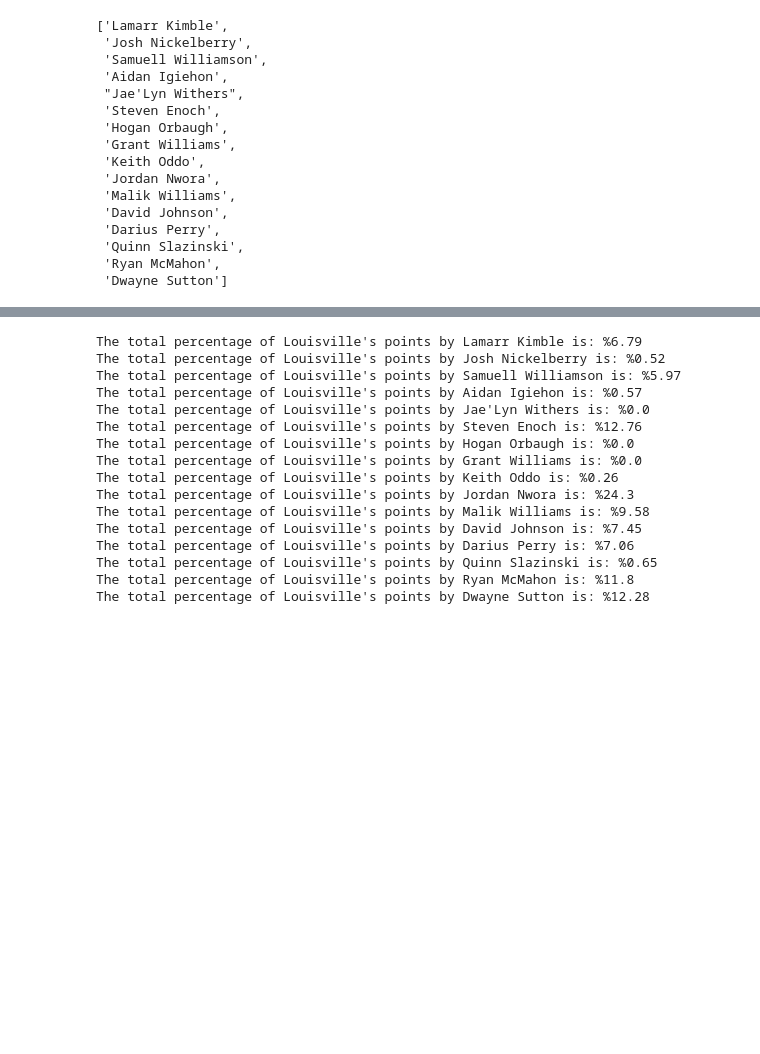
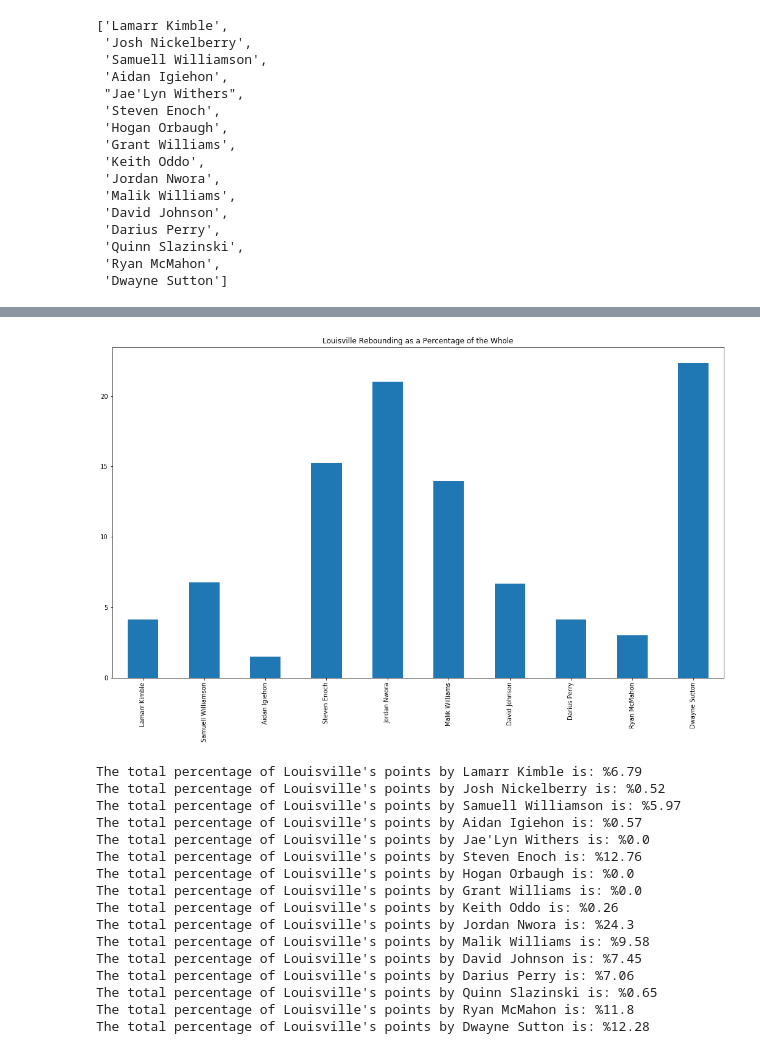
Before and after one commit to Bourbonplaytime/LouisvilleMBBStats, a Jupyter notebook: Louisville_Rebounds_as_Percentage.ipynb, the cells around one changed output, grey strips where cells are left out. Saved outputs shown, nothing was run; the diff lists cells and outputs as text; code cells hidden in the pictures; blank space fills up the shorter version.

```diff
--- a/Louisville_Rebounds_as_Percentage.ipynb
+++ b/Louisville_Rebounds_as_Percentage.ipynb
@@ -168,3 +206,9 @@ The total percentage of Louisville's rebounds by Dwayne Sutton is: %22.36
+# %%
+plot = new.plot.bar(y='Rebounds_as_%', figsize=[18, 10], title="Louisville Rebounding as a Percentage of the Whole")
+
+plt.legend().remove()
+# %% [output]
+[figure, added]
 # %%
 def insert_player_pts(a):
     percentage = player_dict[a]['total']['points'] / data['own_record']['total']['points'] * 100
```
Also changed, not shown: parts of 7 cells of this notebook.
